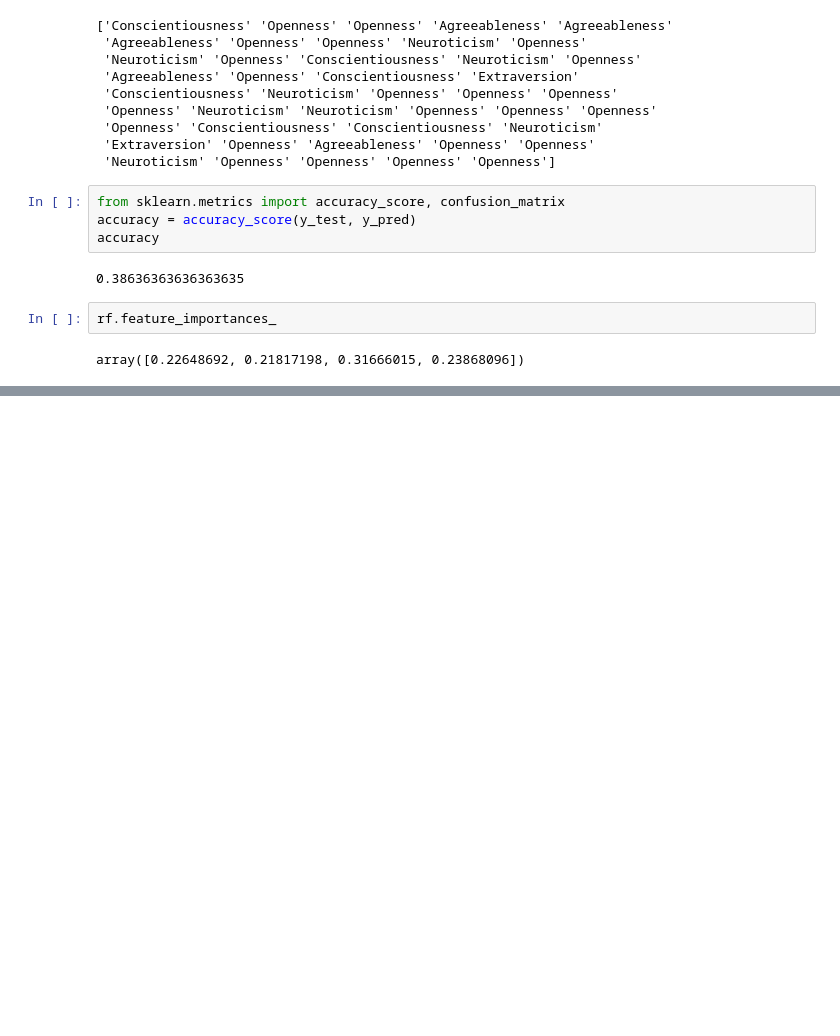
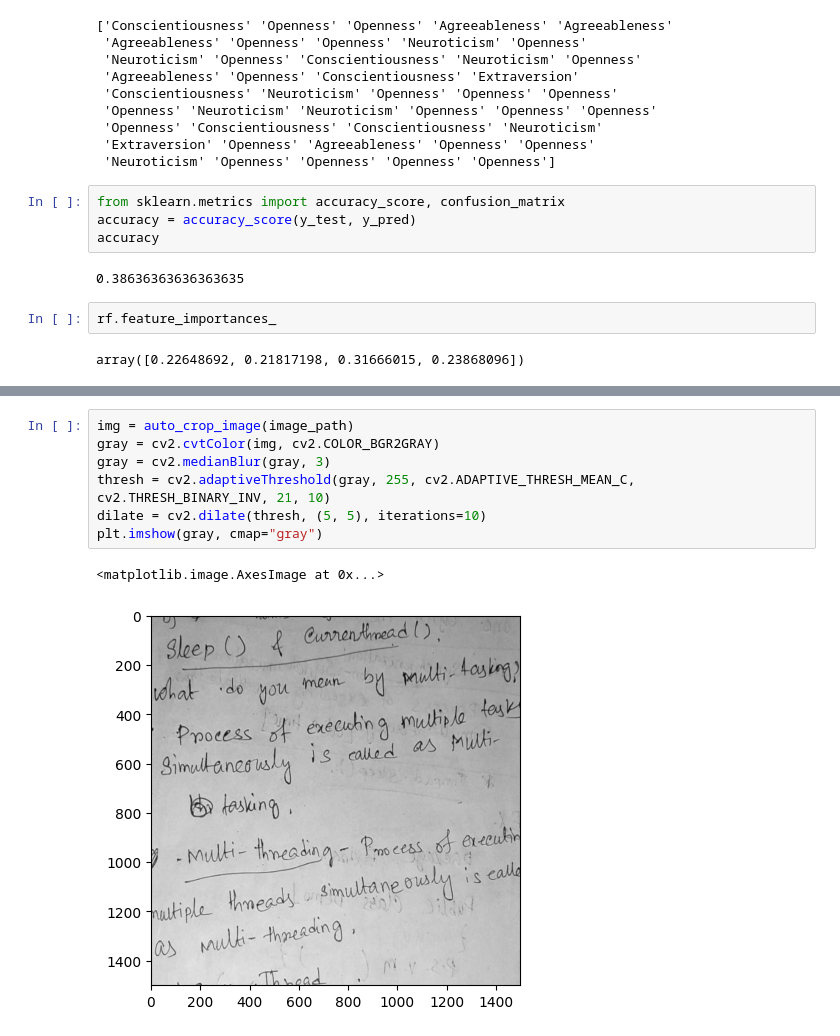
Before and after one commit to subhadip6869/Personality_Prediction, a Jupyter notebook: personality_randomforest.ipynb, the cells around one changed output, grey strips where cells are left out. Saved outputs shown, nothing was run; the diff lists cells and outputs as text; blank space fills up the shorter version.

```diff
--- a/personality_randomforest.ipynb
+++ b/personality_randomforest.ipynb
@@ -136,0 +157,10 @@ array([0.22648692, 0.21817198, 0.31666015, 0.23868096])
+# %%
+img = auto_crop_image(image_path)
+gray = cv2.cvtColor(img, cv2.COLOR_BGR2GRAY)
+gray = cv2.medianBlur(gray, 3)
+thresh = cv2.adaptiveThreshold(gray, 255, cv2.ADAPTIVE_THRESH_MEAN_C, cv2.THRESH_BINARY_INV, 21, 10)
+dilate = cv2.dilate(thresh, (5, 5), iterations=10)
+plt.imshow(gray, cmap="gray")
+# %% [output]
+<matplotlib.image.AxesImage at 0x...>
+[figure, added]
```
Also changed, not shown: parts of 7 cells of this notebook, 5 other files.
